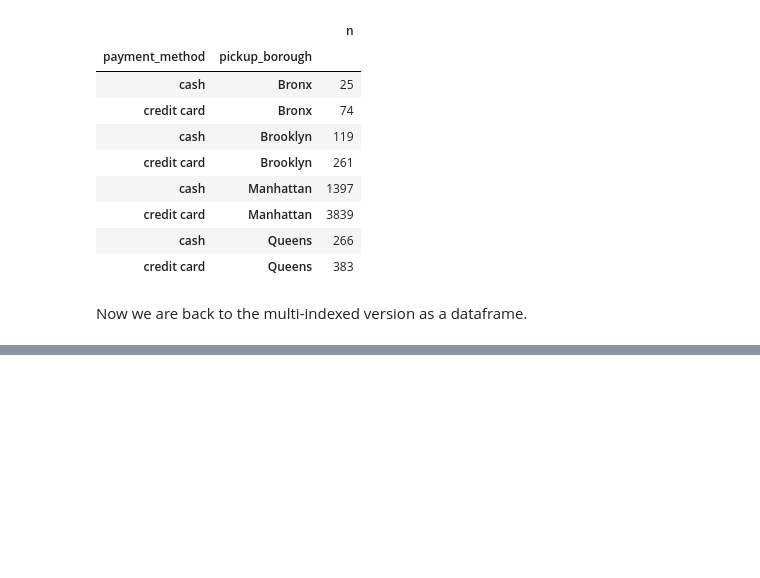
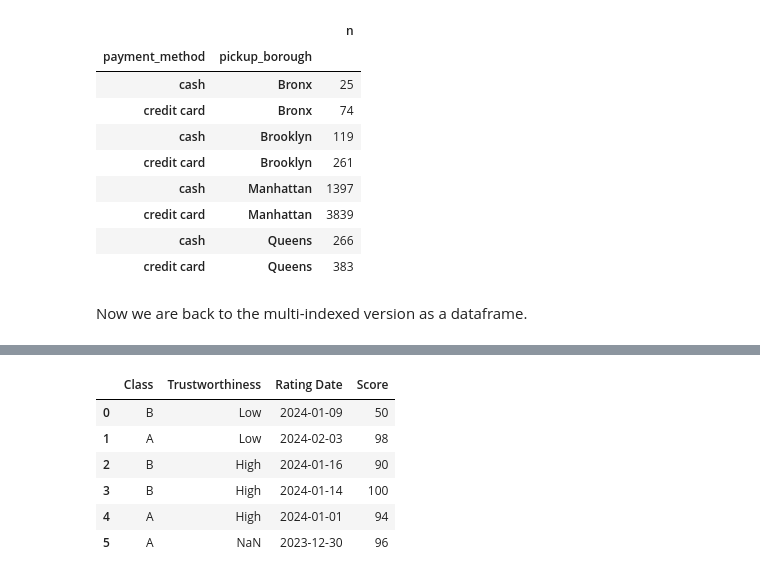
Before and after one commit to Lerac1275/notes, a Jupyter notebook: python_notes/pandas_notes.ipynb, the cells around one changed output, grey strips where cells are left out. Saved outputs shown, nothing was run; the diff lists cells and outputs as text; code cells hidden in the pictures; blank space fills up the shorter version.

```diff
--- a/python_notes/pandas_notes.ipynb
+++ b/python_notes/pandas_notes.ipynb
@@ -227,0 +271,19 @@ Now we are back to the multi-indexed version as a dataframe.
+# %%
+df = pd.DataFrame(
+    {
+        'Class': ['B', 'A', 'B', 'B', 'A', 'A']
+        , 'Trustworthiness':["Low", "Low", "High", "High", "High", np.NaN]
+        , "Rating Date": ['2024-01-09', '2024-02-03', '2024-01-16', '2024-01-14', '2024-01-01', '2023-12-30']
+        , 'Score': [50, 98, 90, 100, 94, 96]
+    }
+)
+df['Rating Date'] = pd.to_datetime(df['Rating Date'])
+df
+# %% [output]
+|  | Class | Trustworthiness | Rating Date | Score |
+| 0 | B | Low | 2024-01-09 | 50 |
+| 1 | A | Low | 2024-02-03 | 98 |
+| 2 | B | High | 2024-01-16 | 90 |
+| 3 | B | High | 2024-01-14 | 100 |
+| 4 | A | High | 2024-01-01 | 94 |
+| 5 | A | NaN | 2023-12-30 | 96 |
```
Also changed, not shown: parts of 23 cells of this notebook.
